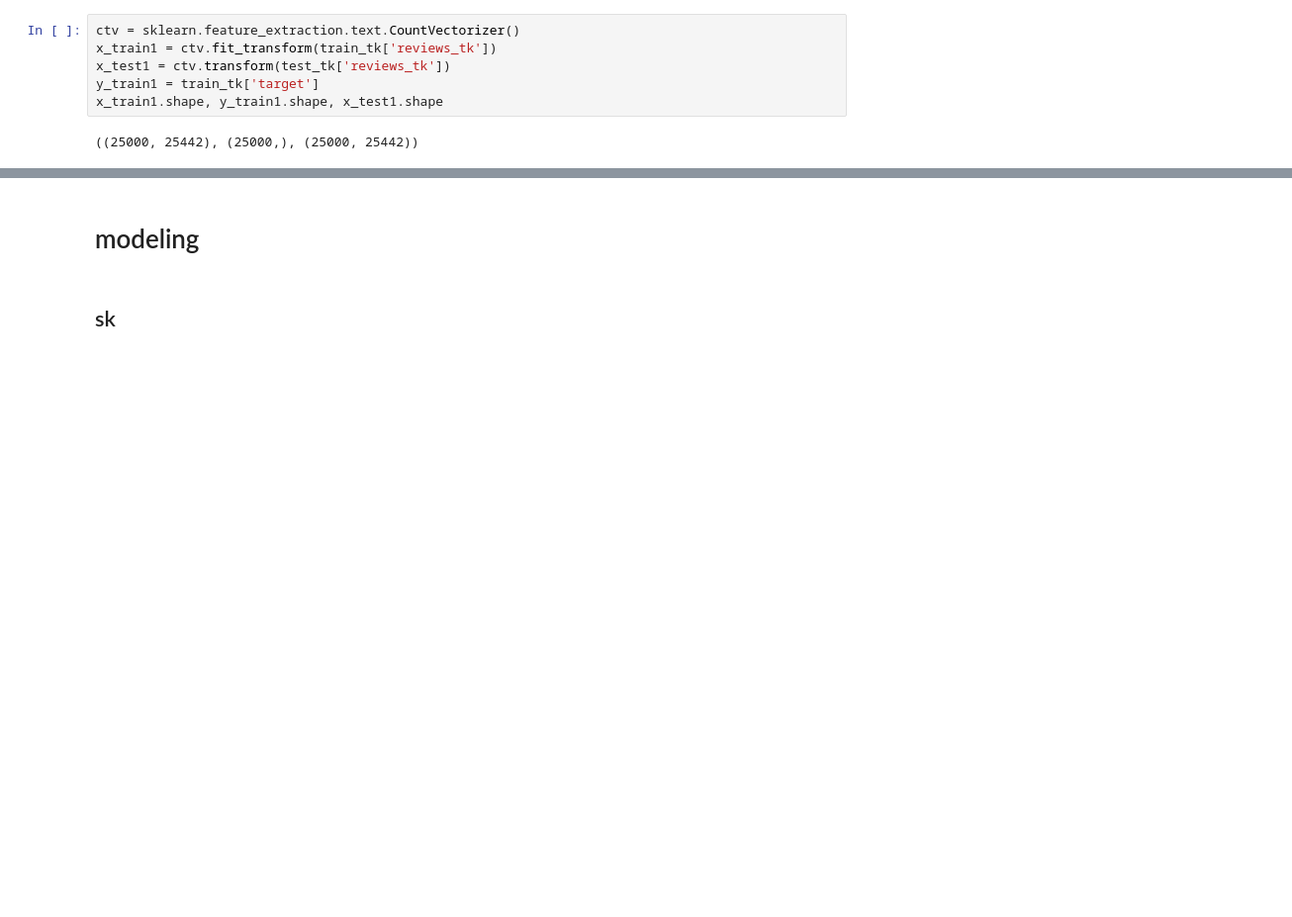
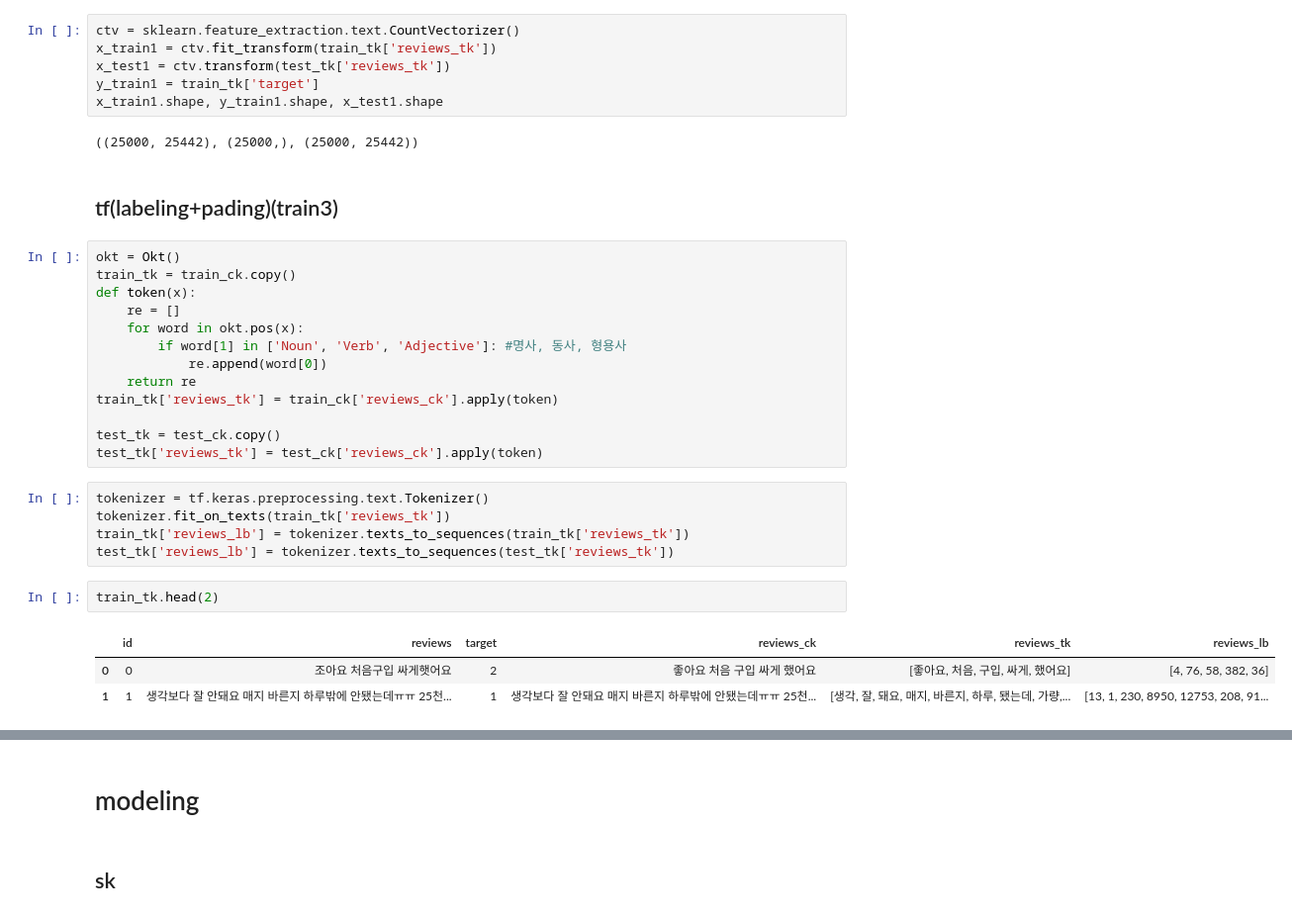
Before and after one commit to chi-hun/dacon, a Jupyter notebook: 쇼핑몰_리뷰_평점_분류_경진대회.ipynb, the cells around one changed output, grey strips where cells are left out. Shown at 99% size. Cells and saved outputs as stored; diff of their text form; blank space fills up the shorter version.

```diff
--- a/쇼핑몰_리뷰_평점_분류_경진대회.ipynb
+++ b/쇼핑몰_리뷰_평점_분류_경진대회.ipynb
@@ -314,3 +315,29 @@ y_train1 = train_tk['target']
 x_train1.shape, y_train1.shape, x_test1.shape
 # %% [output]
 ((25000, 25442), (25000,), (25000, 25442))
+# %% [markdown]
+## tf(labeling+pading)(train3)
+# %%
+okt = Okt()
+train_tk = train_ck.copy()
+def token(x):
+    re = []
+    for word in okt.pos(x):
+        if word[1] in ['Noun', 'Verb', 'Adjective']: #명사, 동사, 형용사
+            re.append(word[0])
+    return re
+train_tk['reviews_tk'] = train_ck['reviews_ck'].apply(token)
+
+test_tk = test_ck.copy()
+test_tk['reviews_tk'] = test_ck['reviews_ck'].apply(token)
+# %%
+tokenizer = tf.keras.preprocessing.text.Tokenizer()
+tokenizer.fit_on_texts(train_tk['reviews_tk'])
+train_tk['reviews_lb'] = tokenizer.texts_to_sequences(train_tk['reviews_tk'])
+test_tk['reviews_lb'] = tokenizer.texts_to_sequences(test_tk['reviews_tk'])
+# %%
+train_tk.head(2)
+# %% [output]
+|  | id | reviews | target | reviews_ck | reviews_tk | reviews_lb |
+| 0 | 0 | 조아요 처음구입 싸게햇어요 | 2 | 좋아요 처음 구입 싸게 했어요 | [좋아요, 처음, 구입, 싸게, 했어요] | [4, 76, 58, 382, 36] |
+| 1 | 1 | 생각보다 잘 안돼요 매지 바른지 하루밖에 안됐는데ㅠㅠ 25천... | 1 | 생각보다 잘 안돼요 매지 바른지 하루밖에 안됐는데ㅠㅠ 25천... | [생각, 잘, 돼요, 매지, 바른지, 하루, 됐는데, 가량,... | [13, 1, 230, 8950, 12753, 208, 91... |
```
Also changed, not shown: parts of 4 cells of this notebook.
